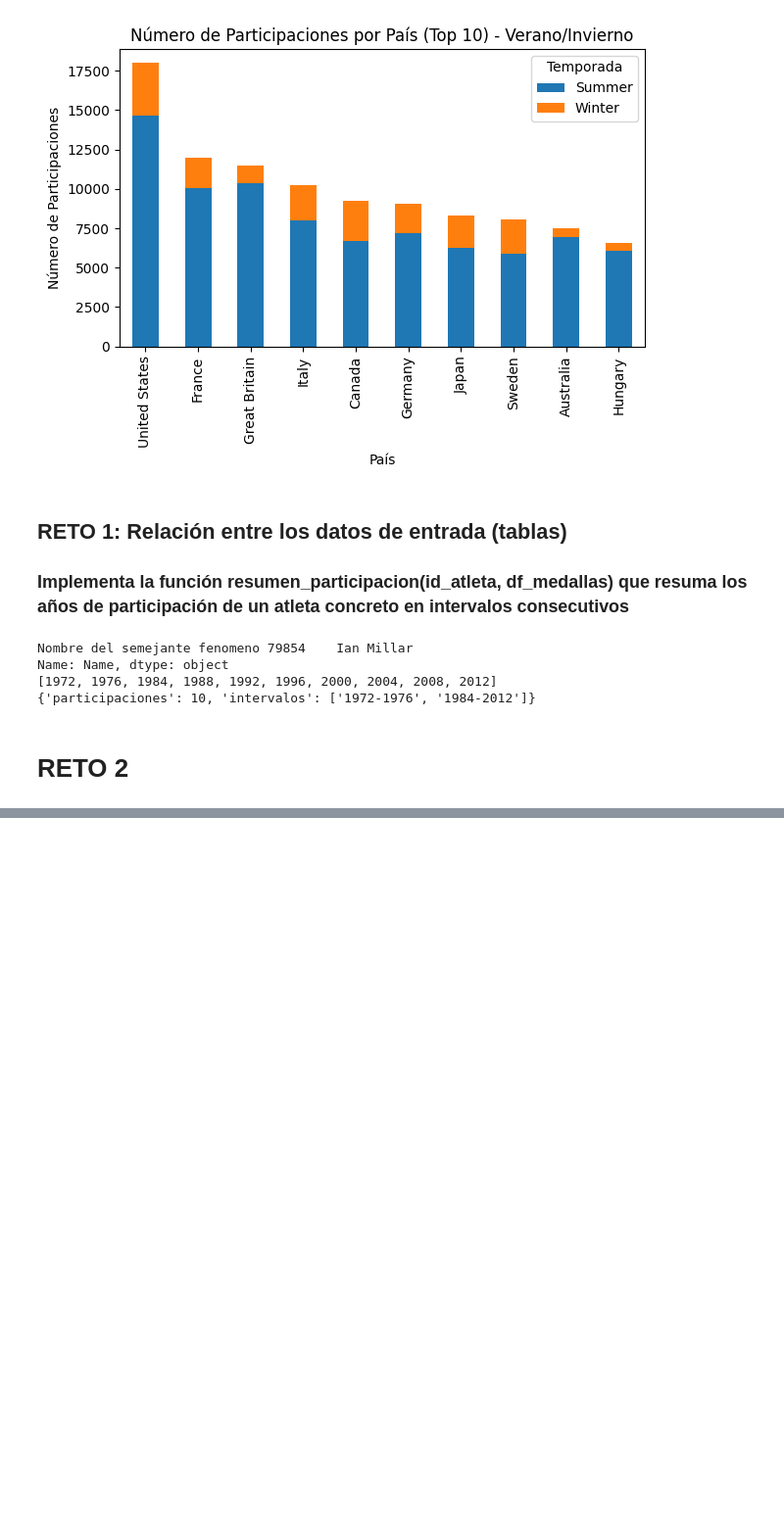
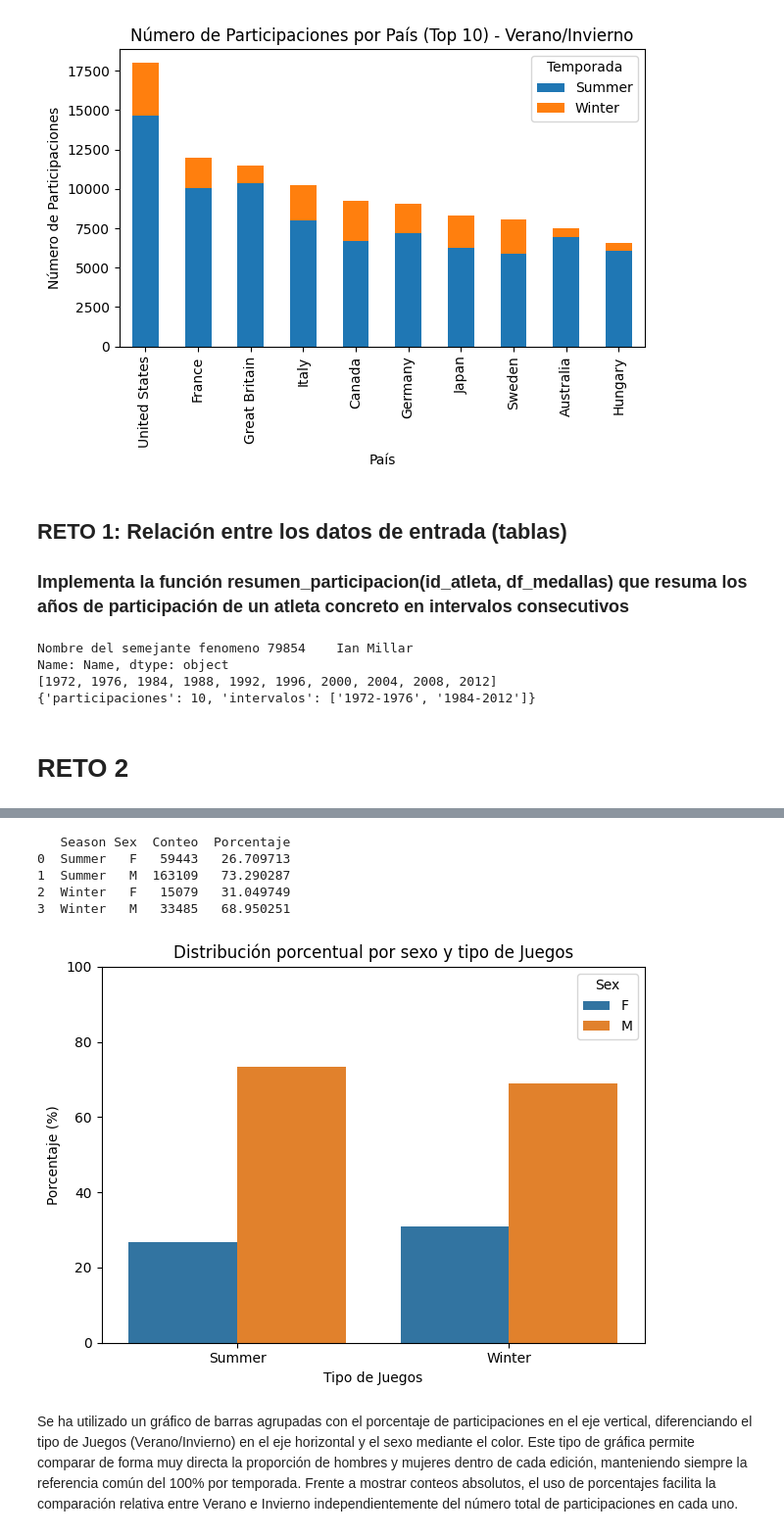
Before and after one commit to juanfrantomas/python-jjoo, a Jupyter notebook: retoPython.ipynb, the cells around one changed output, grey strips where cells are left out. Shown at 98% size. Drawn from its saved outputs; the diff is of its cells as text; code cells hidden in the pictures; blank space fills up the shorter version.

```diff
--- a/retoPython.ipynb
+++ b/retoPython.ipynb
@@ -147,0 +192,43 @@ Se ha utilizado un gráfico de barras agrupadas con el porcentaje de participaci
+# %%
+# Nos quedamos solo con filas que tienen Season y Sex
+df_sexo = df_JJOO.dropna(subset=['Season', 'Sex'])
+
+# Conteos por temporada y sexo
+tabla_sexo = (
+    df_sexo
+    .groupby(['Season', 'Sex'])['ID']   # puedes usar 'ID' o simplemente .size()
+    .count()
+    .reset_index(name='Conteo')
+)
+
+# Pasamos a porcentajes dentro de cada temporada (Summer / Winter)
+tabla_sexo['Porcentaje'] = (
+    tabla_sexo['Conteo'] /
+    tabla_sexo.groupby('Season')['Conteo'].transform('sum')
+) * 100
+
+print(tabla_sexo)
+
+# Gráfica: barras agrupadas con porcentajes
+sns.barplot(
+    data=tabla_sexo,
+    x='Season',
+    y='Porcentaje',
+    hue='Sex'
+)
+
+plt.title('Distribución porcentual por sexo y tipo de Juegos')
+plt.xlabel('Tipo de Juegos')
+plt.ylabel('Porcentaje (%)')
+plt.ylim(0, 100)
+plt.tight_layout()
+plt.show()
+# %% [output]
+   Season Sex  Conteo  Porcentaje
+0  Summer   F   59443   26.709713
+1  Summer   M  163109   73.290287
+2  Winter   F   15079   31.049749
+3  Winter   M   33485   68.950251
+[figure, added]
+# %% [markdown]
+Se ha utilizado un gráfico de barras agrupadas con el porcentaje de participaciones en el eje vertical, diferenciando el tipo de Juegos (Verano/Invierno) en el eje horizontal y el sexo mediante el color. Este tipo de gráfica permite comparar de forma muy directa la proporción de hombres y mujeres dentro de cada edición, manteniendo siempre la referencia común del 100% por temporada. Frente a mostrar conteos absolutos, el uso de porcentajes facilita la comparación relativa entre Verano e Invierno independientemente del número total de participaciones en cada uno.
```
Also changed, not shown: parts of 3 cells of this notebook.
